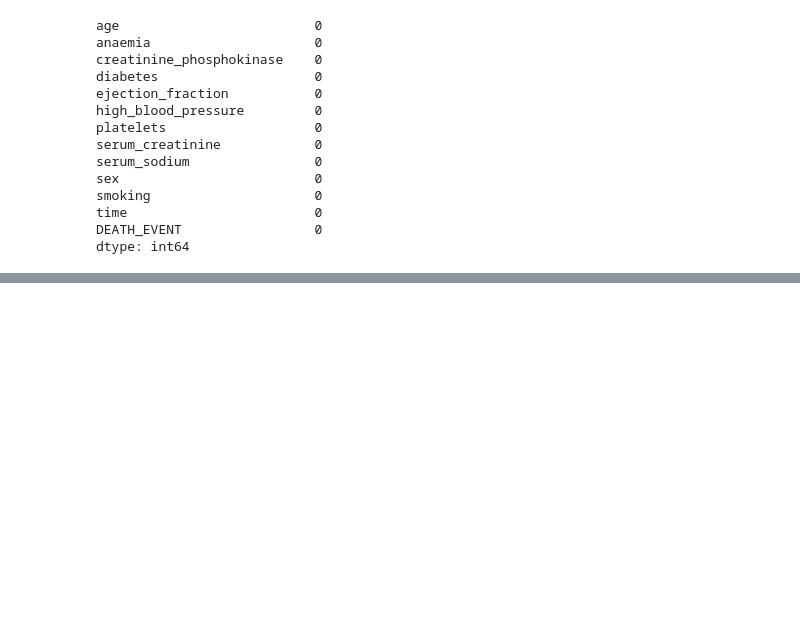
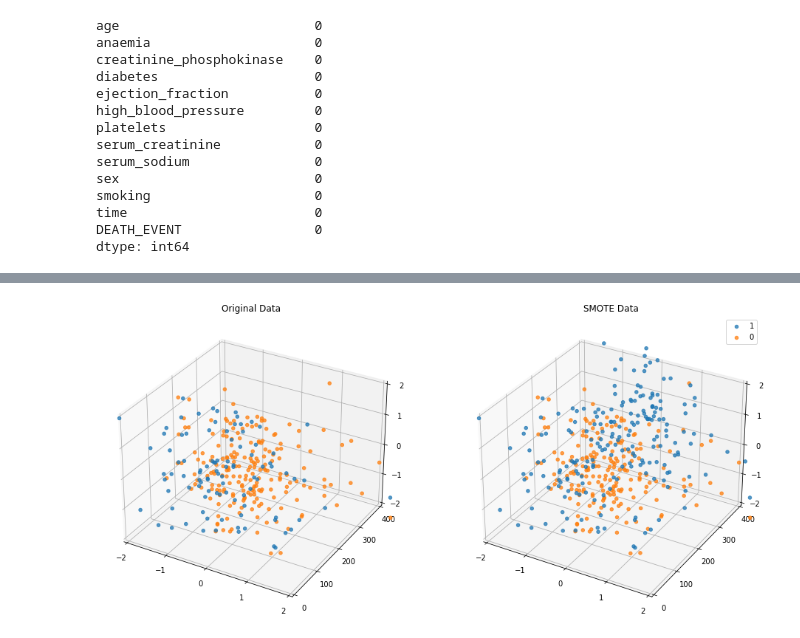
Before and after one commit to JuanD5/Machine-learning-projects, a Jupyter notebook: Prediction projects/Heart Failure Prediction/HFP.ipynb, the cells around one changed output, grey strips where cells are left out. Saved outputs shown, nothing was run; the diff lists cells and outputs as text; code cells hidden in the pictures; blank space fills up the shorter version.

```diff
--- a/Prediction projects/Heart Failure Prediction/HFP.ipynb
+++ b/Prediction projects/Heart Failure Prediction/HFP.ipynb
@@ -230,0 +511,5 @@ fig.show()
+# %%
+scaler = StandardScaler()
+
+df_scaled = df.copy()
+df_scaled.loc(axis=1)[numerical_cols.columns] = scaler.fit_transform(df.loc(axis=1)[numerical_cols.columns])
@@ -230,0 +626,44 @@ fig.show()
+# %%
+counter = Counter(y)
+
+# transform the dataset
+oversample = SMOTE()
+X_sm, y_sm = oversample.fit_resample(X, y)
+df_sm = X_sm.copy()
+df_sm['DEATH_EVENT'] = y_sm
+smote_counter = Counter(y_sm)
+
+## Visualise the oversampling ##
+fig = plt.figure(figsize=(16,8))
+ax1 = fig.add_subplot(1, 2, 1, projection='3d')
+ax2 = fig.add_subplot(1, 2, 2, projection='3d')
+ax = [ax1, ax2]
+for label, _ in counter.items():
+    row_ix = np.where(y == label)[0]
+    ax1.scatter(X.loc(axis=0)[row_ix]["platelets"],
+                    [row_ix],
+                    X.loc(axis=0)[row_ix]["age"],
+                    label=str(label),
+                    alpha=0.75)
+
+for label_sm, _ in smote_counter.items():
+    row_ix_sm = np.where(y_sm == label_sm)[0]
+    ax2.scatter(X_sm.loc(axis=0)[row_ix_sm]["platelets"],
+                    [row_ix_sm],
+                    X_sm.loc(axis=0)[row_ix_sm]["age"],
+                    label=str(label_sm), alpha=0.75)
+
+for axi in ax:
+    axi.set_zlim(-2,2)
+    axi.set_xlim(-2,2)
+    axi.set_ylim(0,400)
+    axi.set_xticks([-2,-1,0,1,2])
+    axi.set_yticks([0,100,200,300,400])
+    axi.set_zticks([-2,-1,0,1,2])
+
+ax1.set_title("Original Data")
+ax2.set_title("SMOTE Data")
+plt.legend()
+plt.show()
+# %% [output]
+[figure, added]
```
Also changed, not shown: parts of 111 cells of this notebook, 11 other files.
